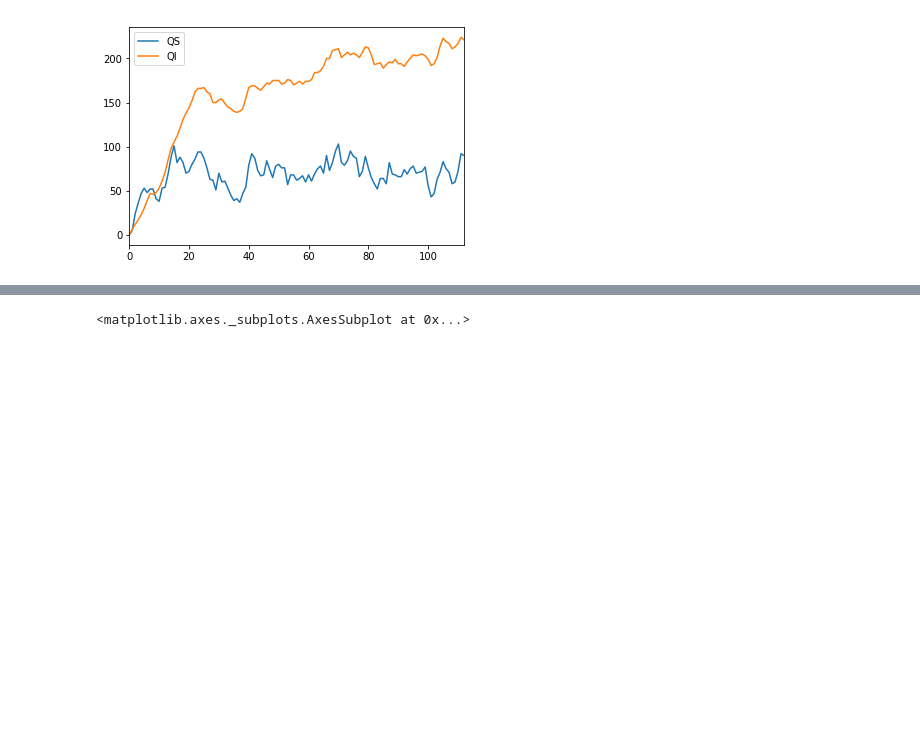
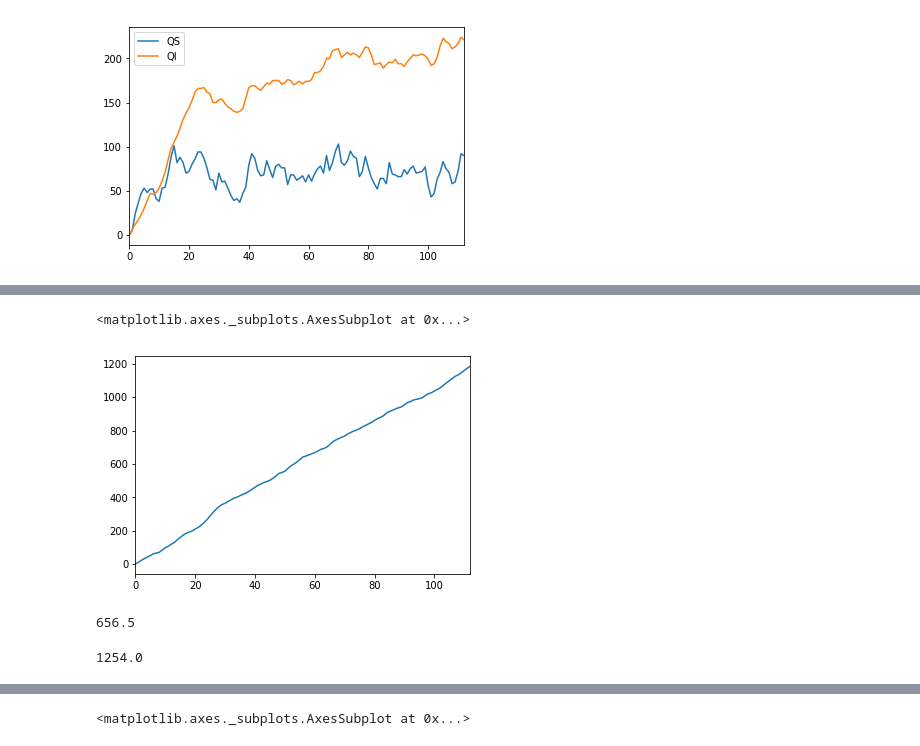
Before and after one commit to peter-i-frazier/group-testing, a Jupyter notebook: notebooks/june_9_no_reopen_plots.ipynb, the cells around one changed output, grey strips where cells are left out. Saved outputs shown, nothing was run; the diff lists cells and outputs as text; code cells hidden in the pictures; blank space fills up the shorter version.

Commit message:
add notebooks for reopen vs no-reopen analysis

```diff
--- a/notebooks/june_9_no_reopen_plots.ipynb
+++ b/notebooks/june_9_no_reopen_plots.ipynb
@@ -210,0 +256,5 @@ reopen_output.sim_results['Nominal Parameters'][(0.1,)][0][['QS','QI']].plot()
+# %%
+reopen_output.sim_results['Nominal Parameters'][(0.1,)][1][['severity_0', 'severity_1', 'severity_2', 'severity_3']].sum(axis=1).plot()
+# %% [output]
+<matplotlib.axes._subplots.AxesSubplot at 0x...>
+[figure, added]
@@ -210,0 +267,8 @@ reopen_output.sim_results['Nominal Parameters'][(0.1,)][0][['QS','QI']].plot()
+# %%
+np.quantile(severe_infections, 0.5)
+# %% [output]
+656.5
+# %%
+np.quantile(total_infections, 0.5)
+# %% [output]
+1254.0
```
Also changed, not shown: parts of 26 cells of this notebook, 3 other files.
